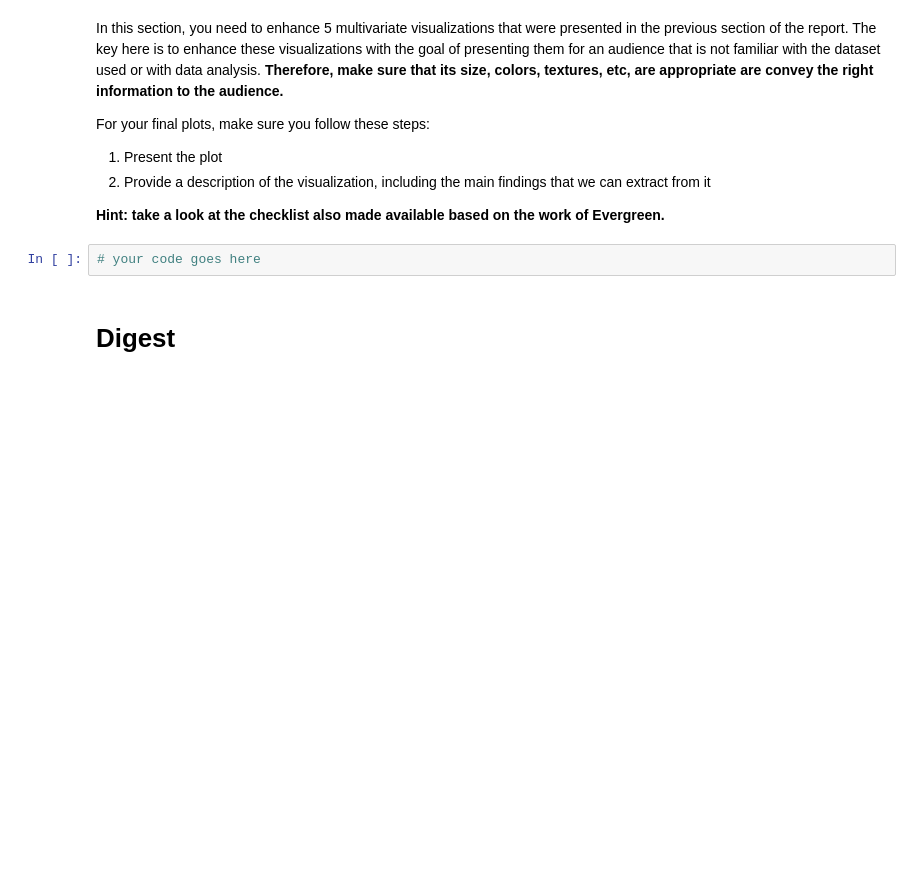
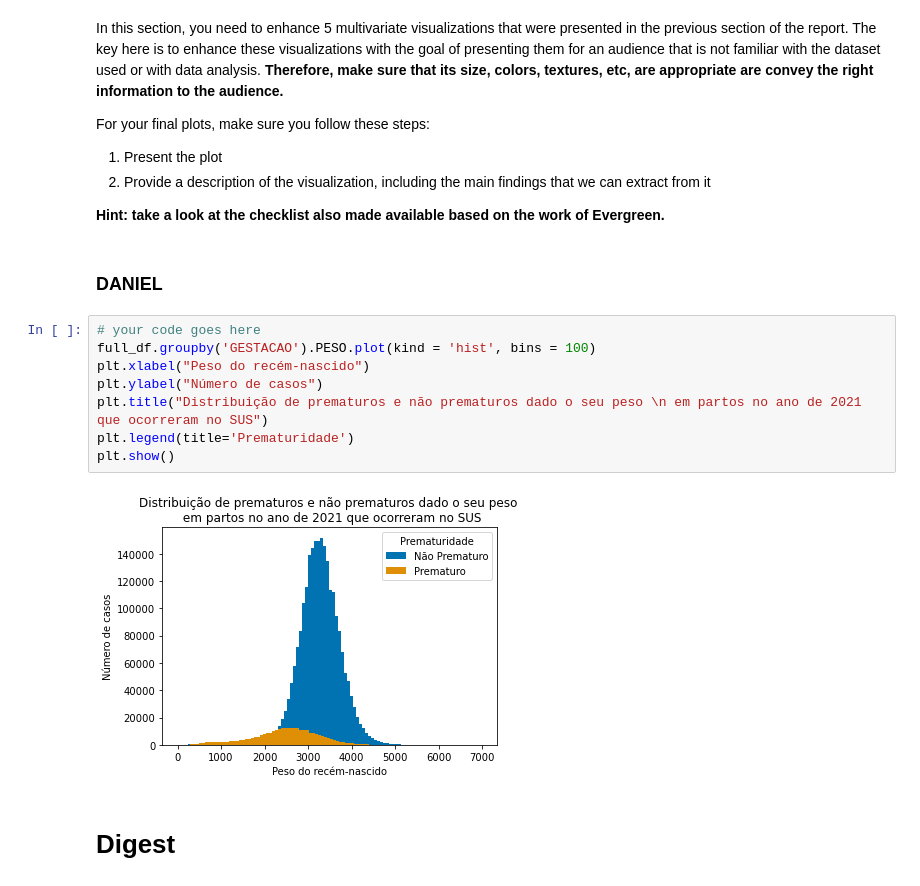
Before and after one commit to danielnowakassis/SINASC-Dataset, a Jupyter notebook: DS_project_template.ipynb, the cells around one changed output. Cells and saved outputs as stored; diff of their text form; blank space fills up the shorter version.

Commit message:
visualização efetiva- daniel

```diff
--- a/DS_project_template.ipynb
+++ b/DS_project_template.ipynb
@@ -728,8 +720,18 @@ For your final plots, make sure you follow these steps:
 
 
 **Hint: take a look at the checklist also made available based on the work of Evergreen.**
-# %%
-# your code goes here
+# %% [markdown]
+### DANIEL
+# %%
+# your code goes here
+full_df.groupby('GESTACAO').PESO.plot(kind = 'hist', bins = 100)
+plt.xlabel("Peso do recém-nascido")
+plt.ylabel("Número de casos")
+plt.title("Distribuição de prematuros e não prematuros dado o seu peso \n em partos no ano de 2021 que ocorreram no SUS")
+plt.legend(title='Prematuridade')
+plt.show()
+# %% [output]
+[figure, added]
 # %% [markdown]
 # Digest
 # %% [markdown]
```
Also changed, not shown: parts of 1 cell of this notebook.
